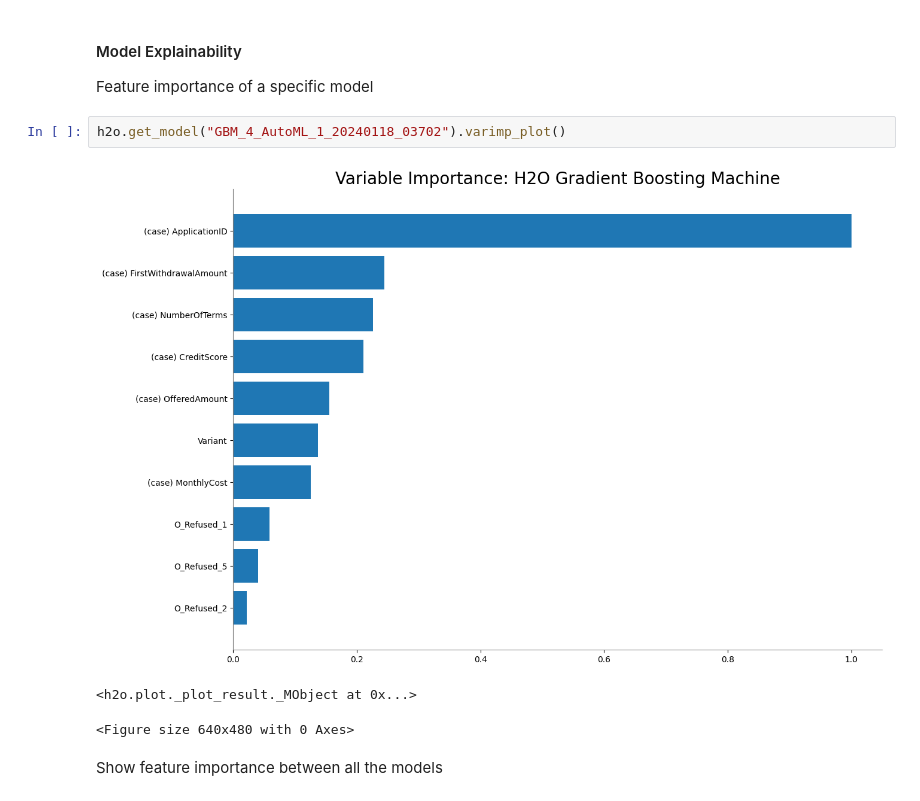
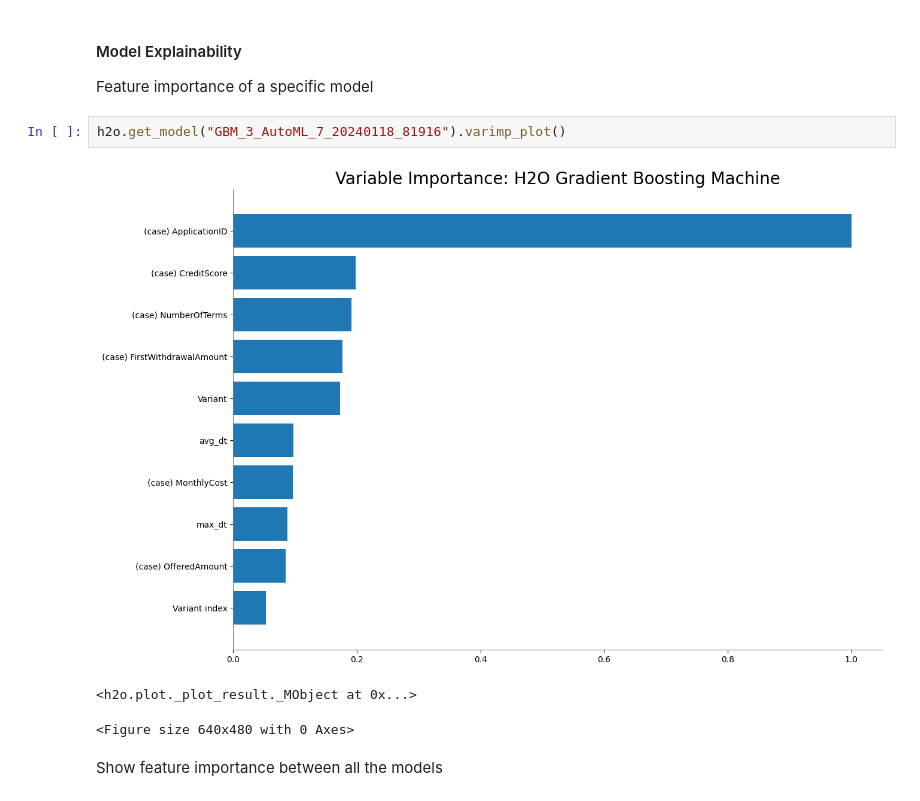
Before and after one commit to leonardomarazzi/IRPBPM_2023, a Jupyter notebook: project_3.ipynb, the cells around one changed output. Drawn from its saved outputs; the diff is of its cells as text.

```diff
--- a/project_3.ipynb
+++ b/project_3.ipynb
@@ -363,9 +363,9 @@ Confusion Matrix (Act/Pred) for max f1 @ threshold = 0.4658379876138536
 
 Feature importance of a specific model
 # %%
-h2o.get_model("GBM_4_AutoML_1_20240118_03702").varimp_plot()
+h2o.get_model("GBM_3_AutoML_7_20240118_81916").varimp_plot()
 # %% [output]
-[figure, old version]
+[figure, new version]
 <h2o.plot._plot_result._MObject at 0x...>
 <Figure size 640x480 with 0 Axes>
 # %% [markdown]
```
Also changed, not shown: parts of 13 cells of this notebook.
